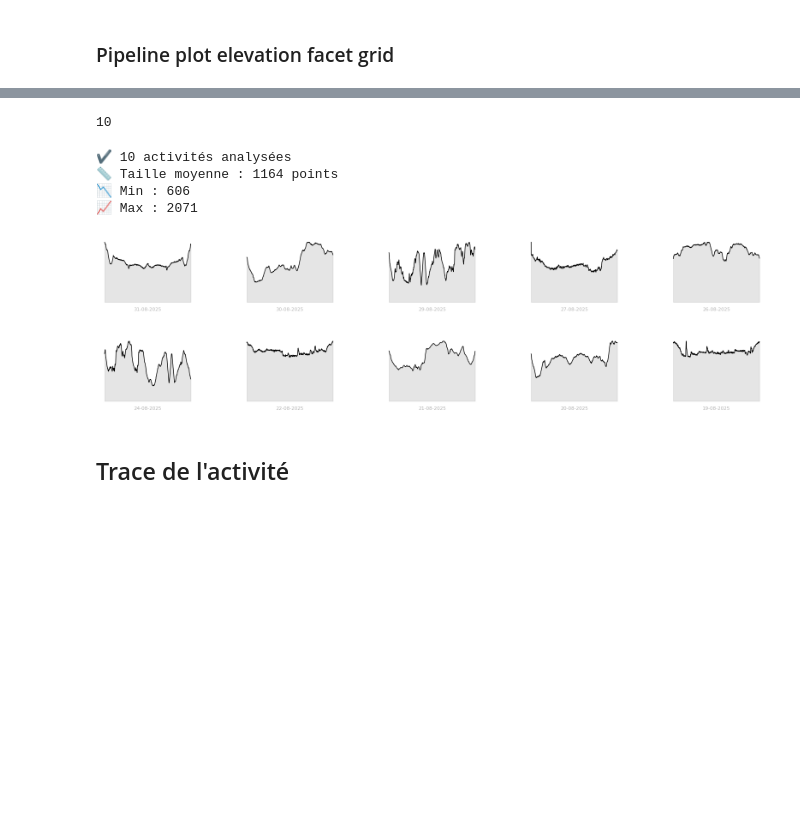
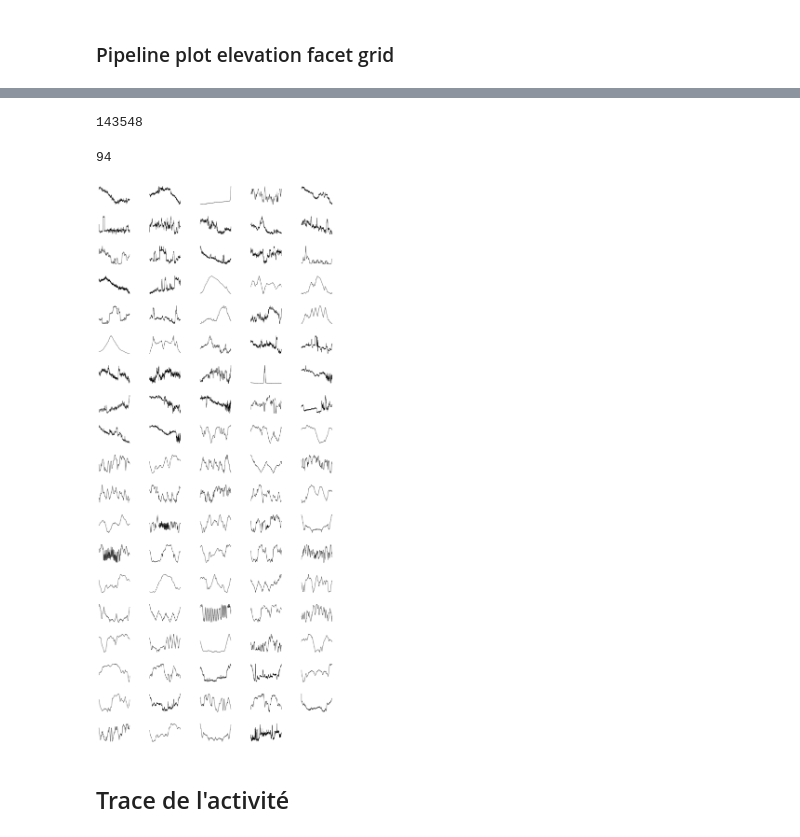
Before and after one commit to ArthurDercq/eye_sight, a Jupyter notebook: notebook/graphs.ipynb, the cells around one changed output, grey strips where cells are left out. Saved outputs shown, nothing was run; the diff lists cells and outputs as text; code cells hidden in the pictures; blank space fills up the shorter version.

Commit message:
gestion des streams et affichage des profils

```diff
--- a/notebook/graphs.ipynb
+++ b/notebook/graphs.ipynb
@@ -427,8 +367,5 @@ df = pd.read_csv("/Users/arthurdercq/code/Data Science/Garmin_Dashboard/data/cle
 # %%
-df_trail = df[df["sport_type"].isin(["Trail", "Run"])].sort_values("start_date", ascending=False)
-# Extraire les IDs sous forme de liste
-activity_ids = df_trail["id"].head(10).tolist()
-
-len(activity_ids)
+# 2. Récupère tous les streams liés à ces IDs
+df_streams = fetch_streams_for_activity_ids(activity_ids, DB_URI)
 # %% [output]
-10
+143548
@@ -523,2 +371,0 @@ def plot_trail_profiles(streams_dict,df_trail, n_cols=5):
-# %%
-streams = fetch_trail_streams(activity_ids, headers)
@@ -537,7 +371,0 @@ def analyze_streams(streams_dict):
-# %%
-analyze_streams(streams)
-# %% [output]
-✔ 10 activités analysées
-📏 Taille moyenne : 1164 points
-📉 Min : 606
-📈 Max : 2071
@@ -547,7 +372,43 @@ df_trail["start_date"] = pd.to_datetime(df_trail["start_date"])
-# %%
-fig = plot_trail_profiles(streams, df_trail)
-# %% [output]
-[figure, removed]
+# %%
+df_streams["activity_id"].nunique()
+# %% [output]
+94
+# %%
+
+def plot_trail_profiles_df(df_streams, n_cols=5):
+    """
+    Trace les profils de dénivelé en version minimaliste artistique à partir du DataFrame des streams.
+
+    Args:
+        df_streams (pd.DataFrame): doit contenir 'activity_id', 'distance_m', 'altitude'
+        n_cols (int): nombre de colonnes dans la grille
+    """
+    activity_ids = df_streams["activity_id"].unique()
+    n_activities = len(activity_ids)
+    if n_activities == 0:
+        print("Aucune donnée à tracer.")
+        return
+
+    n_rows = math.ceil(n_activities / n_cols)
+    fig, axes = plt.subplots(n_rows, n_cols, figsize=(4*n_cols, 2.5*n_rows), gridspec_kw={"wspace": 0.5, "hspace": 0.5})
+    axes = axes.flatten()
+
+    for i, activity_id in enumerate(activity_ids):
+        data = df_streams[df_streams["activity_id"] == activity_id]
+        ax = axes[i]
+        ax.plot(data["distance_m"] / 1000, data["altitude"], color="black", linewidth=1)
+        #ax.fill_between(data["distance_m"] / 1000, data["altitude"], alpha=0.2, color="gray")
+        ax.axis("off")
+
+    # Supprimer axes vides
+    for j in range(n_activities, len(axes)):
+        fig.delaxes(axes[j])
+
+    return fig
+# %%
+fig = plot_trail_profiles_df(df_streams)
+# %% [output]
+[figure, added]
 # %% [markdown]
 ## Trace de l'activité
 # %%
```
Also changed, not shown: parts of 15 cells of this notebook, 4 other files.
